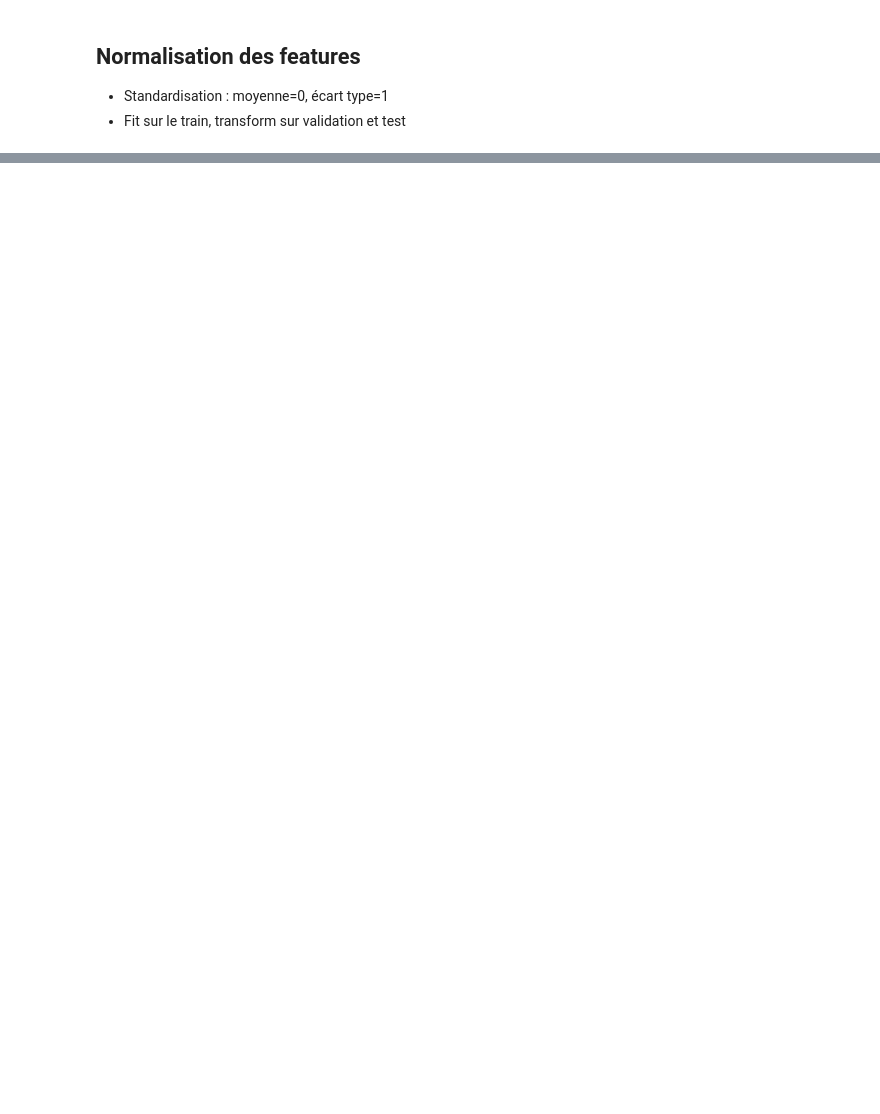
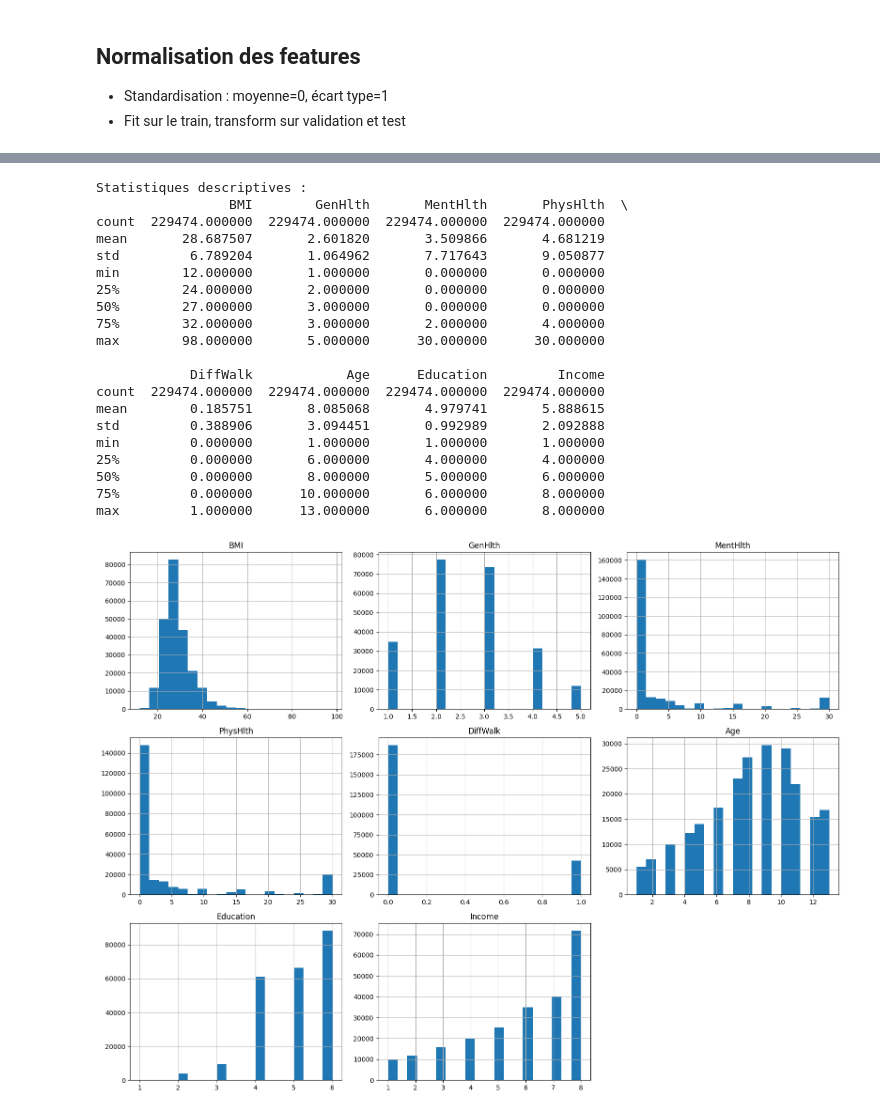
Before and after one commit to A4-CESI/deep_learning, a Jupyter notebook: preprocessing/preprocessingg.ipynb, the cells around one changed output, grey strips where cells are left out. Drawn from its saved outputs; the diff is of its cells as text; code cells hidden in the pictures; blank space fills up the shorter version.

```diff
--- a/preprocessing/preprocessingg.ipynb
+++ b/preprocessing/preprocessingg.ipynb
@@ -119,0 +170,24 @@ print("Scaler sauvegardé dans artifacts/")
+# %%
+print(f"Nombre de lignes avant suppression des doublons : {len(df)}")
+
+if df is not None:
+    # Suppression des doublons
+    df = df.drop_duplicates()
+    print(f"Nombre de lignes après suppression des doublons : {len(df)}")
+
+    # Affichage des valeurs manquantes
+    print("\nValeurs manquantes par colonne :")
+    print(df.isnull().sum())
+
+    # Suppression des lignes avec trop de valeurs manquantes (exemple: plus de 50% de colonnes)
+    seuil = int(0.5 * df.shape[1])
+    df = df.dropna(thresh=seuil)
+
+    # Imputation des valeurs manquantes restantes (par la médiane pour les floats, mode pour les binaires)
+    for col in df.columns:
+        if df[col].dtype == float:
+            df[col] = df[col].fillna(df[col].median())
+        elif df[col].dtype == int or df[col].dtype == 'int8' or df[col].dtype == bool:
+            df[col] = df[col].fillna(df[col].mode()[0])
+    print("\nValeurs manquantes après traitement :")
+    print(df.isnull().sum())
@@ -119,0 +218,43 @@ print("Scaler sauvegardé dans artifacts/")
+# %%
+# Analyse exploratoire quantitative
+if df is not None:
+    # Statistiques descriptives
+    print("Statistiques descriptives :")
+    print(df.describe())
+
+    # Distribution des variables (histogrammes)
+    import matplotlib.pyplot as plt
+    df.hist(figsize=(16, 12), bins=20)
+    plt.tight_layout()
+    plt.show()
+
+    # Corrélations entre variables
+    print("\nMatrice de corrélation :")
+    print(df.corr())
+    plt.figure(figsize=(20, 15))
+    import seaborn as sns
+    sns.heatmap(df.corr(), annot=True, fmt=".2f", cmap="coolwarm")
+    plt.title("Heatmap des corrélations")
+    plt.show()
+# %% [output]
+Statistiques descriptives :
+                 BMI        GenHlth       MentHlth       PhysHlth  \
+count  229474.000000  229474.000000  229474.000000  229474.000000
+mean       28.687507       2.601820       3.509866       4.681219
+std         6.789204       1.064962       7.717643       9.050877
+min        12.000000       1.000000       0.000000       0.000000
+25%        24.000000       2.000000       0.000000       0.000000
+50%        27.000000       3.000000       0.000000       0.000000
+75%        32.000000       3.000000       2.000000       4.000000
+max        98.000000       5.000000      30.000000      30.000000
+
+            DiffWalk            Age      Education         Income
+count  229474.000000  229474.000000  229474.000000  229474.000000
+mean        0.185751       8.085068       4.979741       5.888615
+std         0.388906       3.094451       0.992989       2.092888
+min         0.000000       1.000000       1.000000       1.000000
+25%         0.000000       6.000000       4.000000       4.000000
+50%         0.000000       8.000000       5.000000       6.000000
+75%         0.000000      10.000000       6.000000       8.000000
+max         1.000000      13.000000       6.000000       8.000000
+[figure, added]
```
Also changed, not shown: parts of 13 cells of this notebook.
